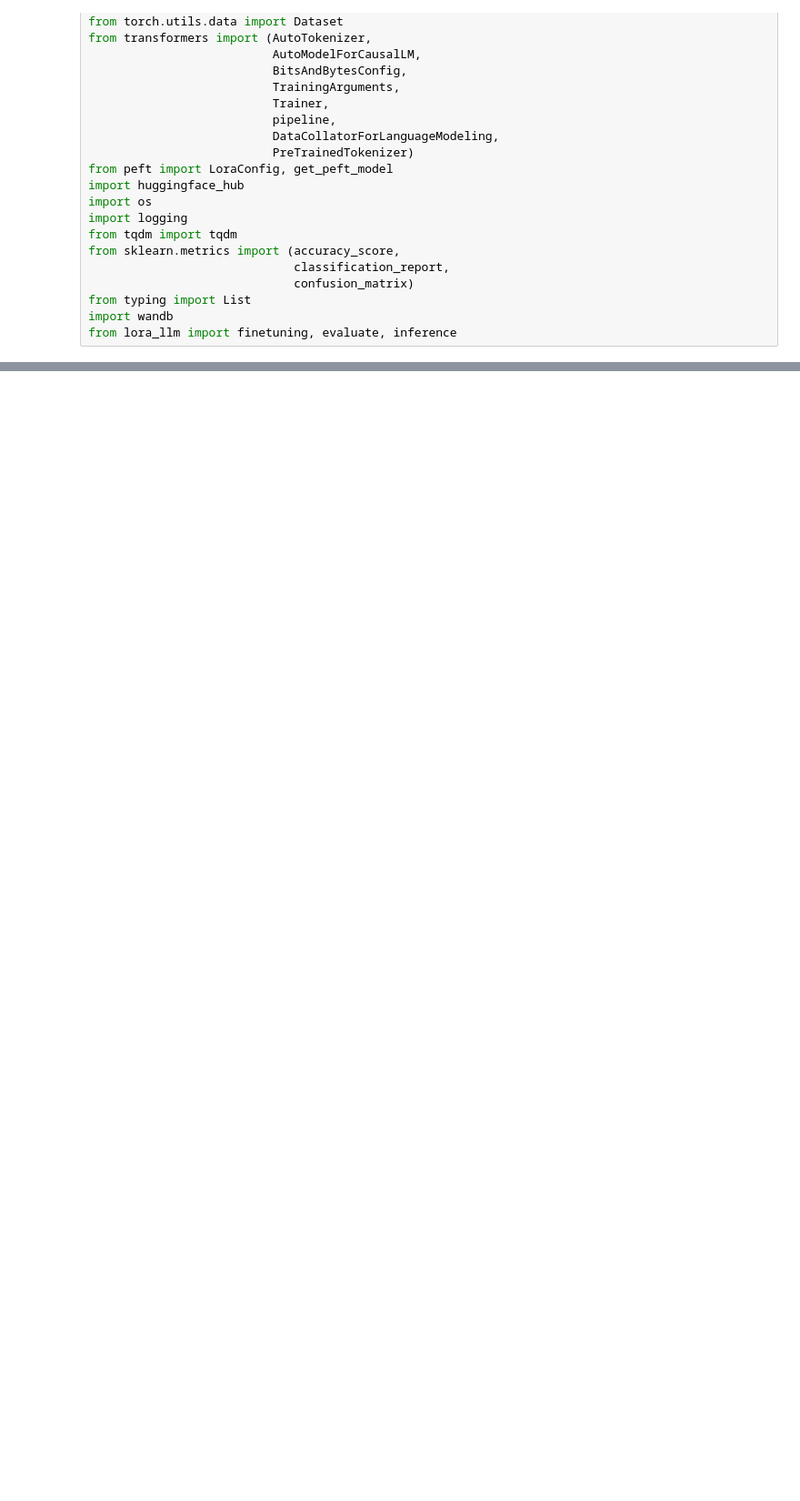
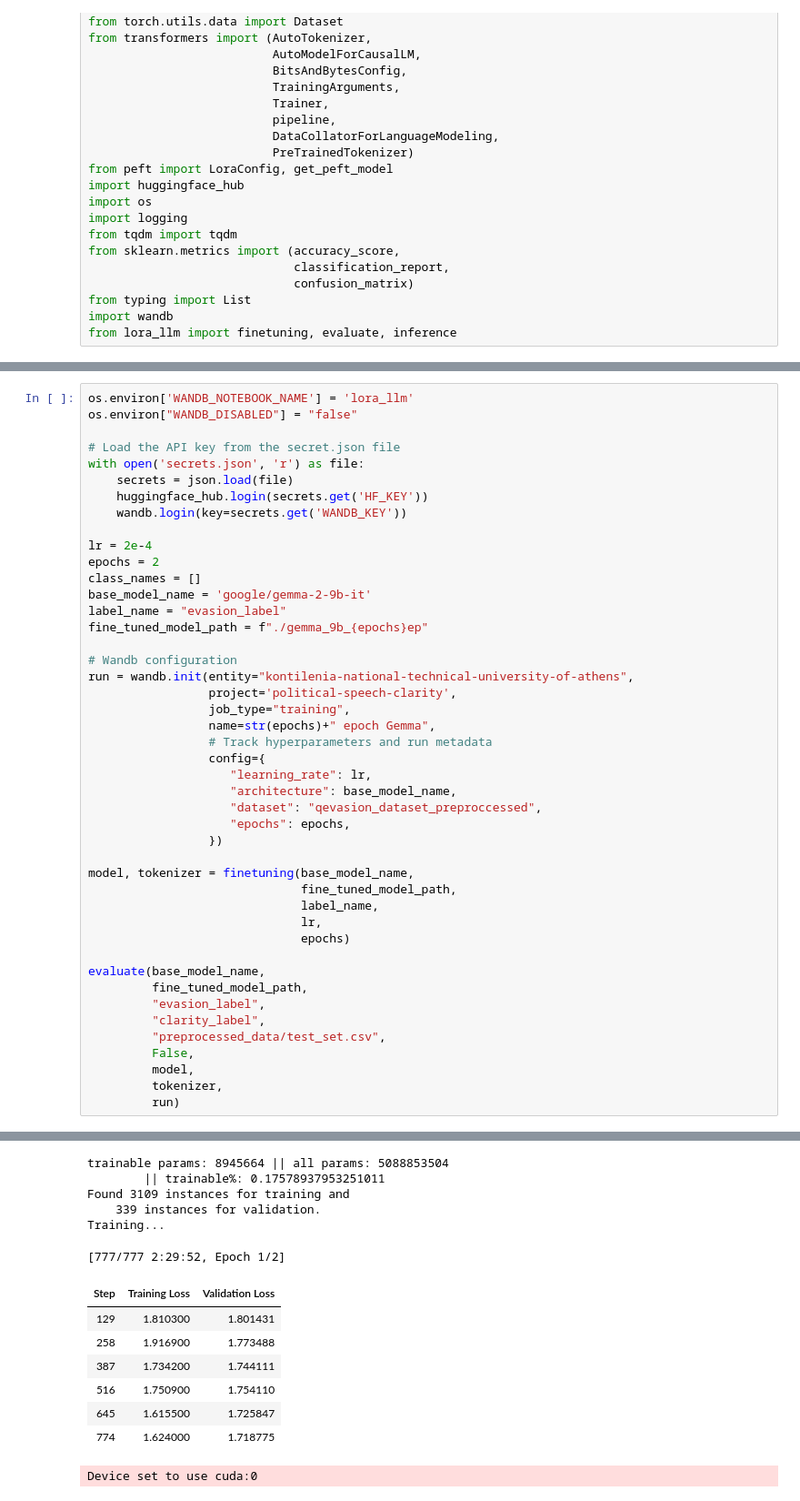
Before and after one commit to Kontilenia/thesis, a Jupyter notebook: mistral_experiments.ipynb, the cells around one changed output, grey strips where cells are left out. Shown at 91% size. Saved outputs shown, nothing was run; the diff lists cells and outputs as text; blank space fills up the shorter version.

Commit message:
Adding Gemma finetuning

```diff
--- a/mistral_experiments.ipynb
+++ b/mistral_experiments.ipynb
@@ -99,0 +35,46 @@ KeyboardInterrupt:
+# %%
+os.environ['WANDB_NOTEBOOK_NAME'] = 'lora_llm'
+os.environ["WANDB_DISABLED"] = "false"
+
+# Load the API key from the secret.json file
+with open('secrets.json', 'r') as file:
+    secrets = json.load(file)
+    huggingface_hub.login(secrets.get('HF_KEY'))
+    wandb.login(key=secrets.get('WANDB_KEY'))
+
+lr = 2e-4
+epochs = 2
+class_names = []
+base_model_name = 'google/gemma-2-9b-it'
+label_name = "evasion_label"
+fine_tuned_model_path = f"./gemma_9b_{epochs}ep"
+
+# Wandb configuration
+run = wandb.init(entity="kontilenia-national-technical-university-of-athens",
+                 project='political-speech-clarity',
+                 job_type="training",
+                 name=str(epochs)+" epoch Gemma",
+                 # Track hyperparameters and run metadata
+                 config={
+                    "learning_rate": lr,
+                    "architecture": base_model_name,
+                    "dataset": "qevasion_dataset_preproccessed",
+                    "epochs": epochs,
+                 })
+
+model, tokenizer = finetuning(base_model_name,
+                              fine_tuned_model_path,
+                              label_name,
+                              lr,
+                              epochs)
+
+evaluate(base_model_name,
+         fine_tuned_model_path,
+         "evasion_label",
+         "clarity_label",
+         "preprocessed_data/test_set.csv",
+         False,
+         model,
+         tokenizer,
+         run)
+# %% [output]
@@ -99,0 +92,14 @@ KeyboardInterrupt:
+trainable params: 8945664 || all params: 5088853504
+        || trainable%: 0.17578937953251011
+Found 3109 instances for training and
+    339 instances for validation.
+Training...
+[777/777 2:29:52, Epoch 1/2]
+| Step | Training Loss | Validation Loss |
+| 129 | 1.810300 | 1.801431 |
+| 258 | 1.916900 | 1.773488 |
+| 387 | 1.734200 | 1.744111 |
+| 516 | 1.750900 | 1.754110 |
+| 645 | 1.615500 | 1.725847 |
+| 774 | 1.624000 | 1.718775 |
+Device set to use cuda:0
```
Also changed, not shown: parts of 3 cells of this notebook, 5 other files.
